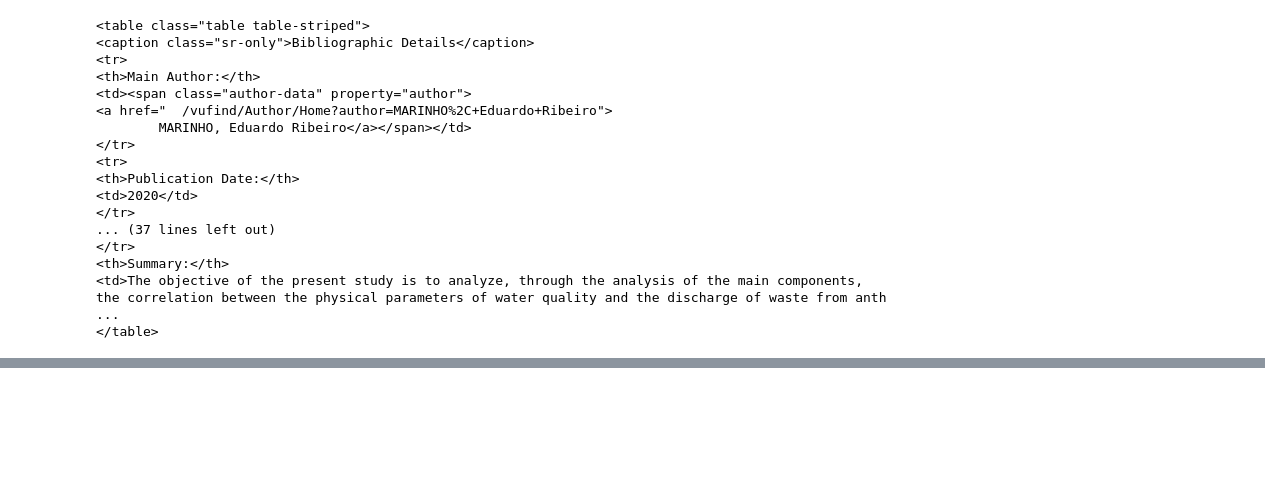
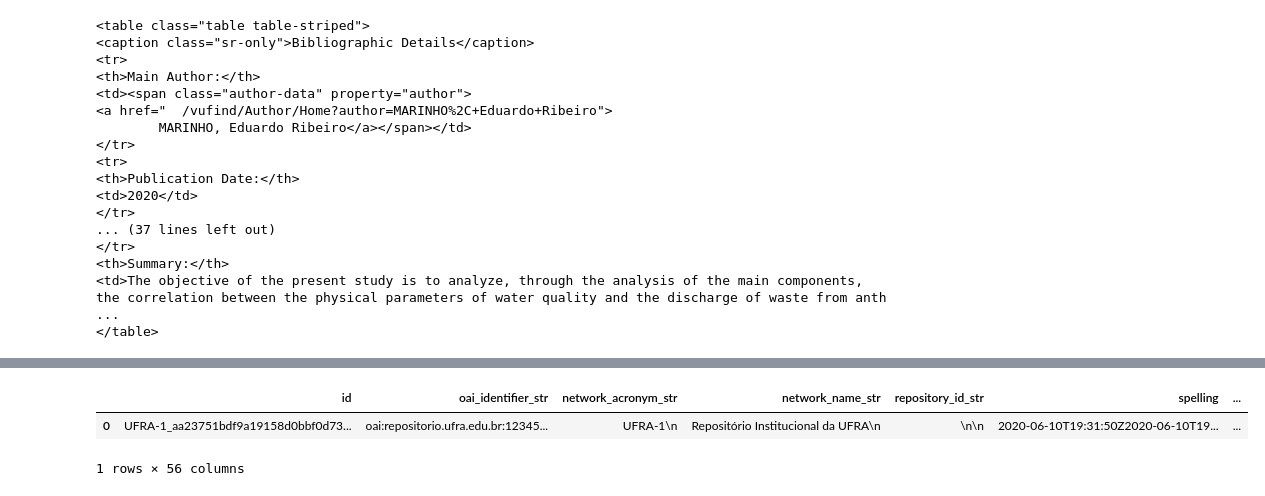
Before and after one commit to FranciscoFoz/programming-training, a Jupyter notebook: 11 - Web Scraping/web_scraping.ipynb, the cells around one changed output, grey strips where cells are left out. Saved outputs shown, nothing was run; the diff lists cells and outputs as text; code cells hidden in the pictures; blank space fills up the shorter version.

```diff
--- a/11 - Web Scraping/web_scraping.ipynb
+++ b/11 - Web Scraping/web_scraping.ipynb
@@ -160,3 +139,0 @@ soup.find('table',class_='citation table table-striped')
-# %%
-for th in soup.find('table',class_='citation table table-striped').find_all('th'):
-    print(th.get_text())
@@ -222,0 +180,6 @@ metadados = {}
+# %%
+for row in soup.find('table',{'class':'citation table table-striped'}):
+    th = row.find('th').get_text()
+    td = row.find('td').get_text()
+
+    print(th)
@@ -223,3 +192,4 @@ metadados = {}
 # %%
-pd.DataFrame(soup.find('table',class_='citation table table-striped').find_all('tr'))
+for row in soup.find('table',{'class':'citation table table-striped'}).find_all('tr'):
+    print(row.find('th').text.strip())
 # %% [output]
@@ -242,0 +213,10 @@ pd.DataFrame(soup.find('table',class_='citation table table-striped').find_all('
+# %%
+table = soup.find('table',{'class':'citation table table-striped'})
+
+data = {}
+for row in table.find_all('tr'):
+    th = row.find('th').get_text()
+    td = row.find('td').get_text().replace('\n                  ','')
+    data[th] = td
+
+data
@@ -242,0 +241,6 @@ pd.DataFrame(soup.find('table',class_='citation table table-striped').find_all('
+# %%
+pd.DataFrame([data])
+# %% [output]
+|  | id | oai_identifier_str | network_acronym_str | network_name_str | repository_id_str | spelling | ... |
+| 0 | UFRA-1_aa23751bdf9a19158d0bbf0d73... | oai:repositorio.ufra.edu.br:12345... | UFRA-1\n | Repositório Institucional da UFRA\n | \n\n | 2020-06-10T19:31:50Z2020-06-10T19... | ... |
+1 rows × 56 columns
```
Also changed, not shown: parts of 12 cells of this notebook.
